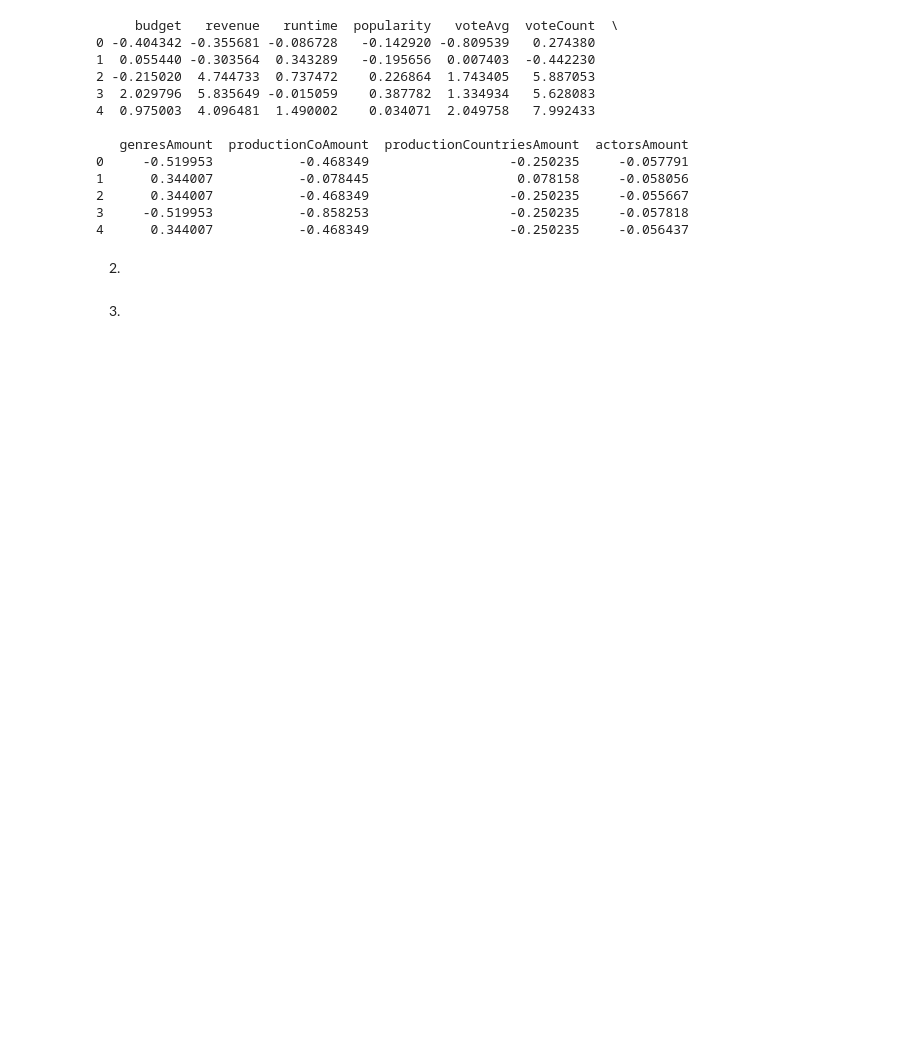
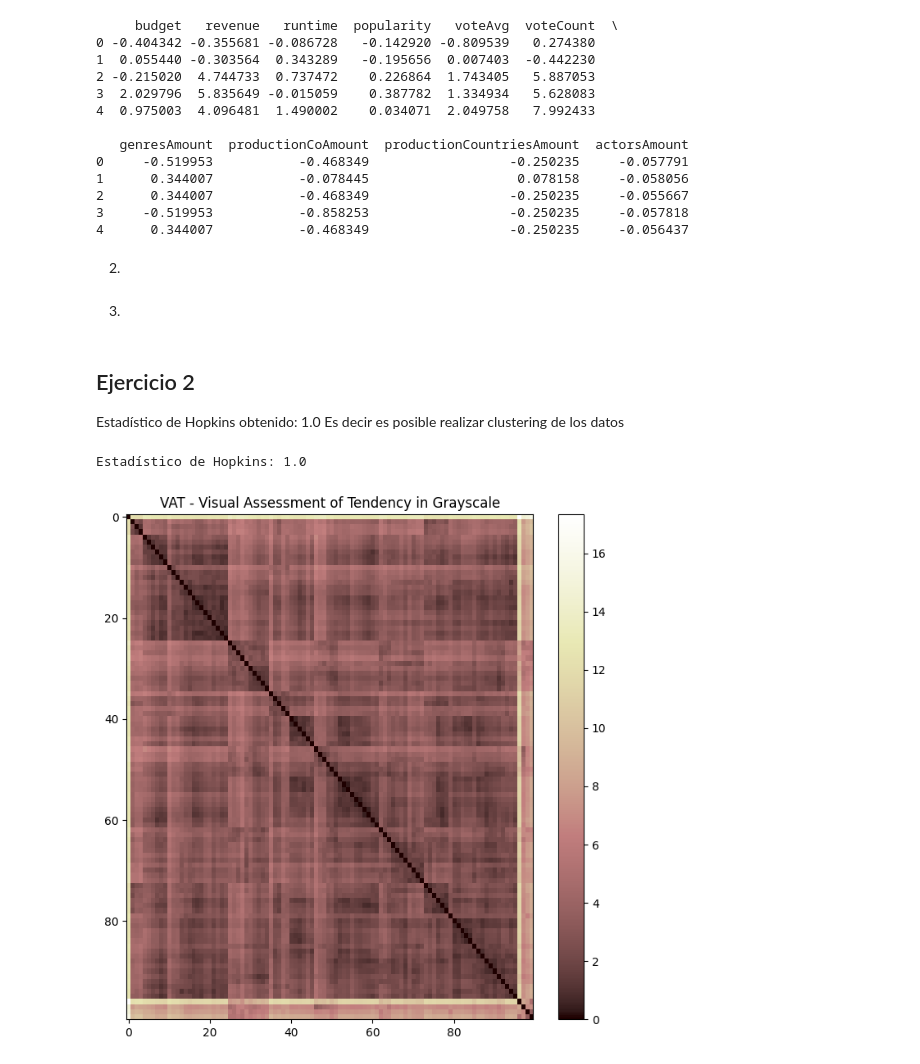
Before and after one commit to Arthurs101/Hoja2deMiner-a, a Jupyter notebook: Jup.ipynb, the cells around one changed output. Drawn from its saved outputs; the diff is of its cells as text; code cells hidden in the pictures; blank space fills up the shorter version.

Commit message:
Ejercicio 2 integrado

```diff
--- a/Jup.ipynb
+++ b/Jup.ipynb
@@ -85,3 +85,65 @@ plt.ylabel('Inercia')
 plt.xticks(K_range)
 plt.grid(True)
 plt.show()
+# %% [markdown]
+## Ejercicio 2
+Estadístico de Hopkins obtenido: 1.0
+Es decir es posible realizar clustering de los datos
+# %%
+import numpy as np
+import pandas as pd
+from sklearn.neighbors import NearestNeighbors
+import matplotlib.pyplot as plt
+from scipy.cluster.hierarchy import linkage, dendrogram
+from scipy.spatial.distance import pdist, squareform
+
+# Función para calcular el estadístico de Hopkins
+def hopkins_statistic(X, sample_size=100):
+    n = X.shape[0]
+    m = sample_size
+    nbrs = NearestNeighbors(n_neighbors=1).fit(X)
+    rand_X = np.random.rand(m, X.shape[1])
+    u_dist, _ = nbrs.kneighbors(rand_X, n_neighbors=1)
+    w_dist, _ = nbrs.kneighbors(X[np.random.choice(n, m, replace=False), :], n_neighbors=1)
+    H = sum(u_dist) / (sum(u_dist) + sum(w_dist))
+    return H[0]
+
+# Función para visualizar la VAT (Visual Assessment of cluster Tendency)
+def vat(X, sample_size=100):
+    np.random.seed(42)  # Seed for reproducibility
+    sample_indices = np.random.choice(X.shape[0], size=sample_size, replace=False)
+    X_sample = X[sample_indices, :]
+
+    # Compute the condensed distance matrix
+    pdist_matrix = pdist(X_sample)
+
+    # Perform hierarchical clustering
+    Z = linkage(pdist_matrix, method='complete')
+    dendro = dendrogram(Z, no_plot=True)
+    idx = dendro['leaves']
+
+    # Reorder the distance matrix according to the clustering
+    X_ordered = squareform(pdist_matrix)[np.ix_(idx, idx)]
+
+    # Plot the VAT heatmap in grayscale
+    plt.figure(figsize=(8, 8))
+    plt.imshow(X_ordered, cmap='pink', aspect='auto')
+    plt.colorbar()
+    plt.title('VAT - Visual Assessment of Tendency in Grayscale')
+    plt.show()
+
+
+movies_df = pd.read_csv("./movies.csv", na_values='NA', keep_default_na=False, encoding="ISO-8859-1")
+
+
+X_prepared = movies_df.select_dtypes(include=[np.number]).values
+
+# Calcular el estadístico de Hopkins
+hopkins_value = hopkins_statistic(X_prepared, sample_size=100)
+print(f"Estadístico de Hopkins: {hopkins_value}")
+
+# Visualizar la VAT con la muestra reducida
+vat(X_prepared, sample_size=100)
+# %% [output]
+Estadístico de Hopkins: 1.0
+[figure, added]
```
